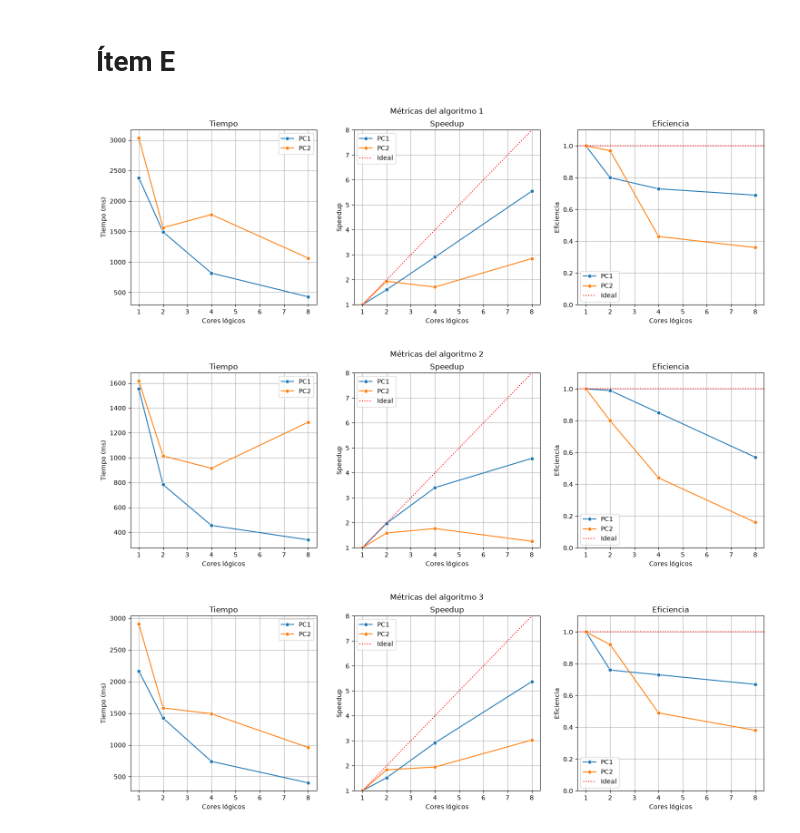
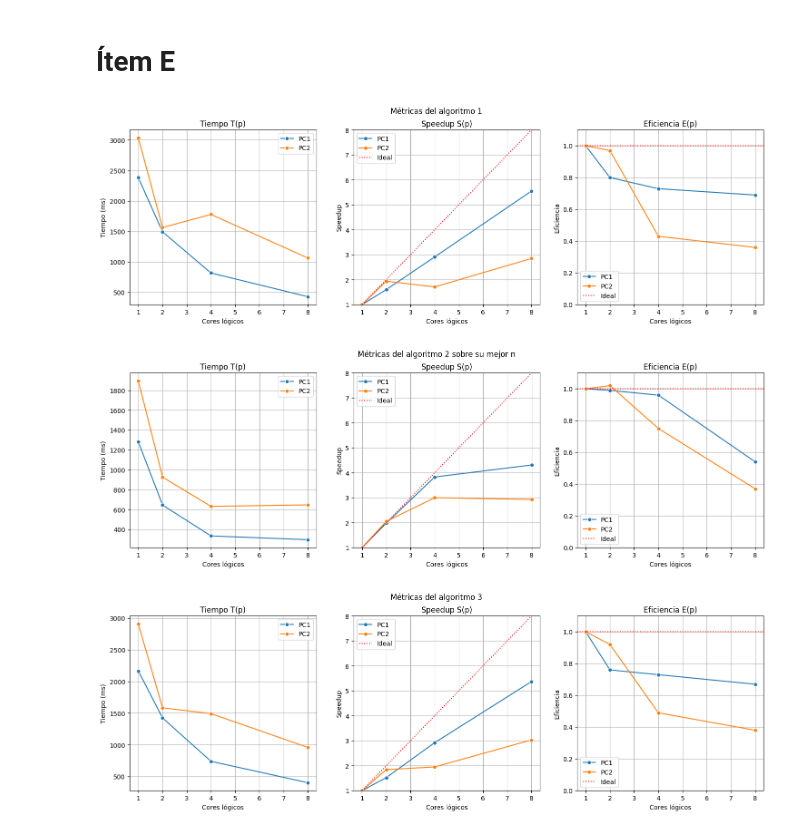
Before and after one commit to Jimenez73/alg_paralelos, a Jupyter notebook: tarea_2/graphs.ipynb, the cells around one changed output. Saved outputs shown, nothing was run; the diff lists cells and outputs as text; code cells hidden in the pictures.

```diff
--- a/tarea_2/graphs.ipynb
+++ b/tarea_2/graphs.ipynb
@@ -139,11 +145,11 @@ def calcular_optimo(df, n):
 # %%
 df_2 = pd.read_csv(f"{results_pc1}/alg_2.csv")
 df_2["Computador"] = "PC1"
-df_2_best = calcular_optimo(df_2, 256)
+df_2_best = calcular_optimo(df_2, 512)
 
 df_22 = pd.read_csv(f"{results_pc2}/alg_2.csv")
 df_22["Computador"] = "PC2"
-df_22_best = calcular_optimo(df_22, 512)
+df_22_best = calcular_optimo(df_22, 128)
 
 df_best = pd.concat([df_2_best, df_22_best])
 df_best
@@ -227,7 +233,7 @@ def graficar(data, titulo: str):
     fig, axes = plt.subplots(1, 3, figsize=(18, 5))
 
     sns.lineplot(data=df, x="p", y="tiempo_ms", hue="Computador", marker="o", ax=axes[0])
-    axes[0].set_title("Tiempo")
+    axes[0].set_title("Tiempo T(p)")
     axes[0].set_ylabel("Tiempo (ms)")
     axes[0].set_xlabel("Cores lógicos")
     axes[0].grid(True)
@@ -236,7 +242,7 @@ def graficar(data, titulo: str):
     sns.lineplot(data=df, x="p", y="Speedup", hue="Computador", marker="o", ax=axes[1])
     axes[1].axline((1, 1), slope=1, color='red', linestyle=':', label='Ideal')
     axes[1].set_ylim(1,8)
-    axes[1].set_title("Speedup")
+    axes[1].set_title("Speedup S(p)")
     axes[1].set_ylabel("Speedup")
     axes[1].set_xlabel("Cores lógicos")
     axes[1].grid(True)
@@ -245,7 +251,7 @@ def graficar(data, titulo: str):
     sns.lineplot(data=df, x="p", y="Eficiencia", hue="Computador", marker="o", ax=axes[2])
     axes[2].axline((1, 1), slope=0, color='red', linestyle=':', label='Ideal')
     axes[2].set_ylim(0,1.1)
-    axes[2].set_title("Eficiencia")
+    axes[2].set_title("Eficiencia E(p)")
     axes[2].set_ylabel("Eficiencia")
     axes[2].set_xlabel("Cores lógicos")
     axes[2].grid(True)
@@ -256,15 +262,15 @@ def graficar(data, titulo: str):
 # %%
 graficar(df_1, "Métricas del algoritmo 1")
 # %% [output]
-[figure, old version]
+[figure, new version]
 # %%
-graficar(df_best, "Métricas del algoritmo 2")
+graficar(df_best, "Métricas del algoritmo 2 sobre su mejor n")
 # %% [output]
-[figure, old version]
+[figure, new version]
 # %%
 graficar(df_3, "Métricas del algoritmo 3")
 # %% [output]
-[figure, old version]
+[figure, new version]
 # %%
 data_pc1 = df_2[(df_2["N"] == 2048)]
 data_pc1["n"] = data_pc1["n"].astype("category")
```
Also changed, not shown: parts of 6 cells of this notebook, 3 other files.
